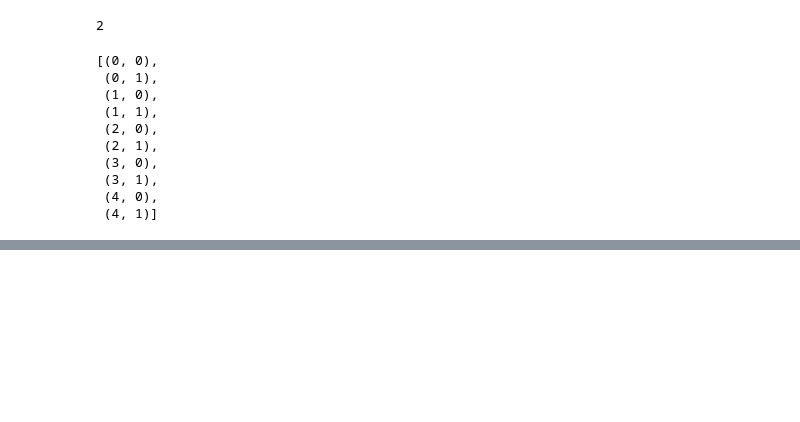
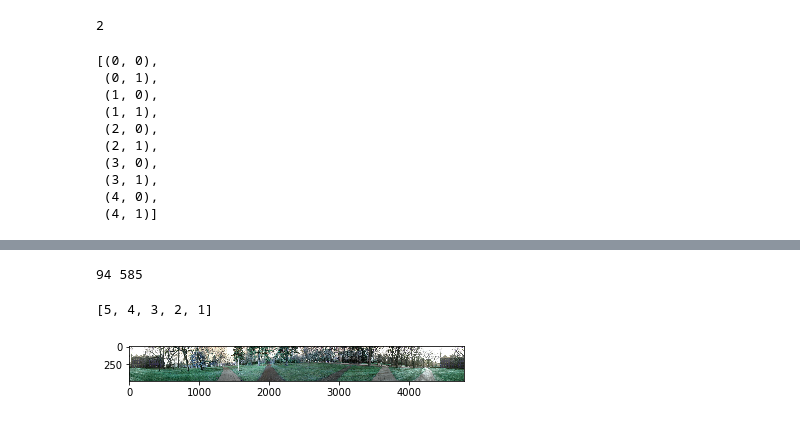
Before and after one commit to SSARCandy/panoramas-image-stitching, a Jupyter notebook: src/Untitled.ipynb, the cells around one changed output, grey strips where cells are left out. Drawn from its saved outputs; the diff is of its cells as text; code cells hidden in the pictures; blank space fills up the shorter version.

```diff
--- a/src/Untitled.ipynb
+++ b/src/Untitled.ipynb
@@ -119,0 +190,48 @@ def f(x,y,z):
+# %%
+mmm = np.mean(thresh, axis=1)
+
+upper = -1
+for y in range(thresh.shape[0]):
+    if len(np.where(thresh[y] == 0)[0]) == 0:
+        upper = y
+        break
+upper
+
+lower = -1
+for y in range(thresh.shape[0]-1, 0, -1):
+    if len(np.where(thresh[y] == 0)[0]) == 0:
+        lower = y
+        break
+
+print(upper, lower)
+
+iiiii = ii[upper:lower, :]
+# %% [output]
+94 585
+# %%
+list(range(5, 0, -1))
+# %% [output]
+[5, 4, 3, 2, 1]
+# %%
+def crop(img):
+    _, thresh = cv2.threshold(cv2.cvtColor(img, cv2.COLOR_BGR2GRAY), 1, 255, cv2.THRESH_BINARY)
+    upper, lower = [-1, -1]
+
+    for y in range(thresh.shape[0]):
+        if len(np.where(thresh[y] == 0)[0]) == 0:
+            upper = y
+            break
+
+    for y in range(thresh.shape[0]-1, 0, -1):
+        if len(np.where(thresh[y] == 0)[0]) == 0:
+            lower = y
+            break
+
+    return img[upper:lower, :]
+# %%
+a=crop(ii)
+# %%
+plt.imshow(a)
+plt.show()
+# %% [output]
+[figure, added]
```
Also changed, not shown: parts of 13 cells of this notebook, 3 other files.
